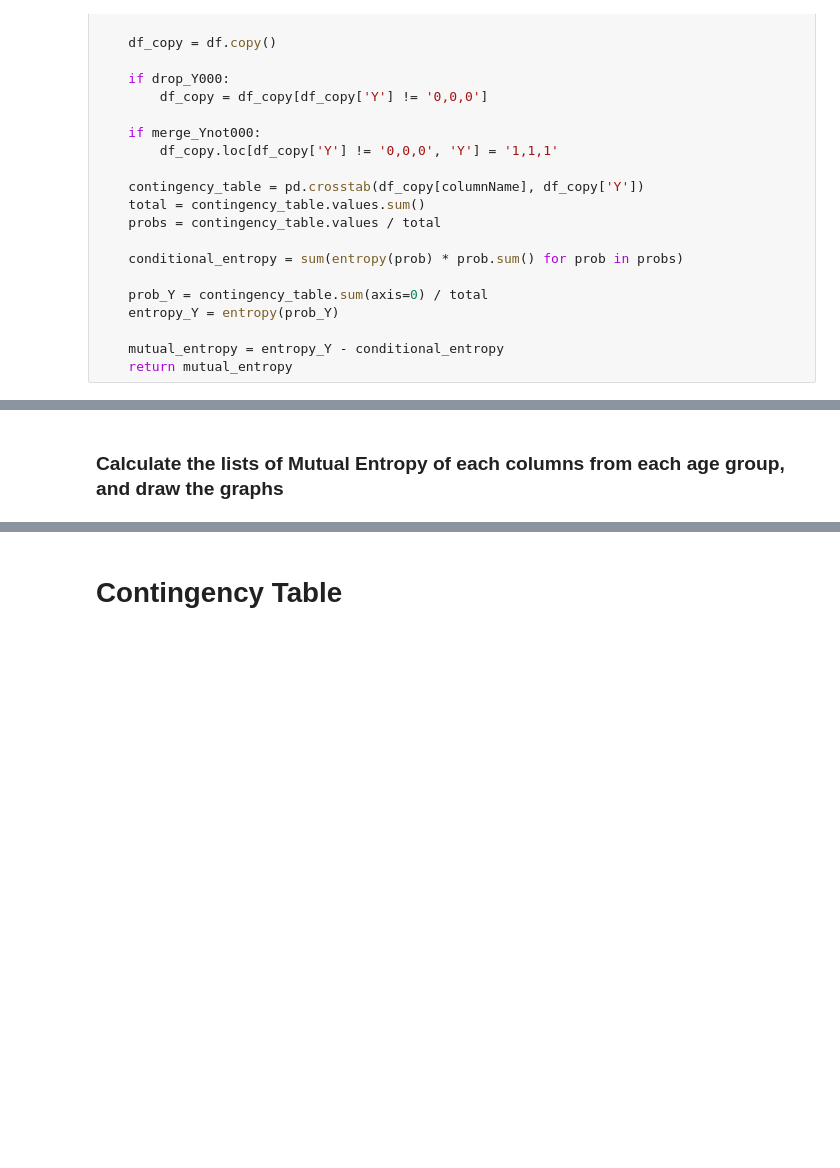
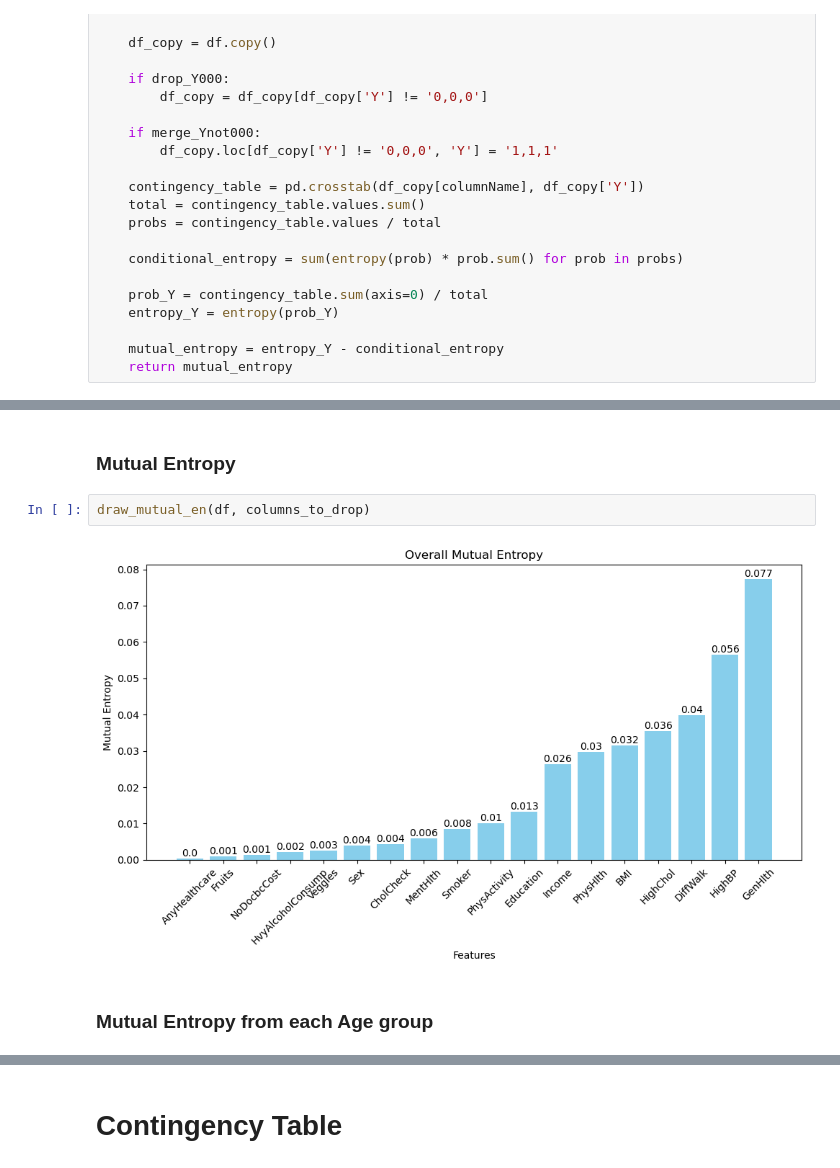
Before and after one commit to hubao666/Data-Analysis-for-BRFSS2015-Data, a Jupyter notebook: mid_proj.ipynb, the cells around one changed output, grey strips where cells are left out. Saved outputs shown, nothing was run; the diff lists cells and outputs as text; blank space fills up the shorter version.

Commit message:
implement the code that draws the mutual entropy graph to a function and added more comments

```diff
--- a/mid_proj.ipynb
+++ b/mid_proj.ipynb
@@ -198,2 +267,8 @@ def get_mutual_entropy(df, columnName, drop_Y000=False, merge_Ynot000=False):
+# %% [markdown]
+### Mutual Entropy
+# %%
+draw_mutual_en(df, columns_to_drop)
+# %% [output]
+[figure, added]
 # %% [markdown]
-### Calculate the lists of Mutual Entropy of each columns from each age group, and draw the graphs
+### Mutual Entropy from each Age group
```
Also changed, not shown: parts of 9 cells of this notebook.
